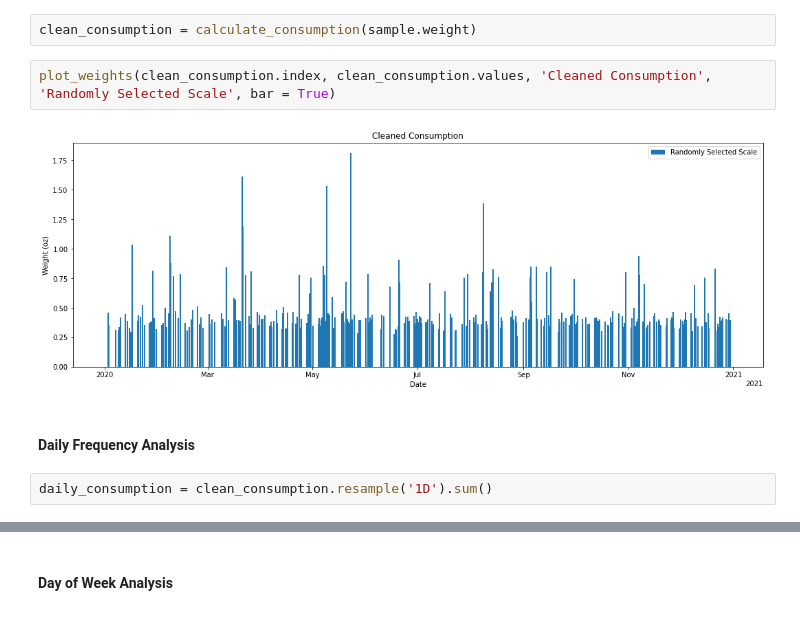
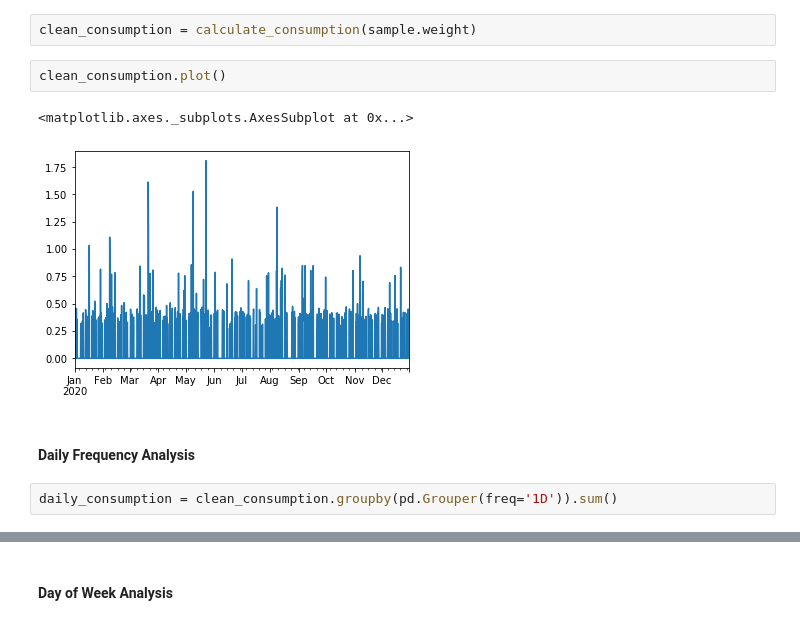
Before and after one commit to jbpauly/smart-simulation, a Jupyter notebook: smart_simulation/Notebooks/hypothesis_analysis.ipynb, the cells around one changed output, grey strips where cells are left out. Drawn from its saved outputs; the diff is of its cells as text.

```diff
--- a/smart_simulation/Notebooks/hypothesis_analysis.ipynb
+++ b/smart_simulation/Notebooks/hypothesis_analysis.ipynb
@@ -108,11 +64,12 @@ def calculate_consumption(weight_data):
     return with_new_product
 # %%
 clean_consumption = calculate_consumption(sample.weight)
-# %%
-plot_weights(clean_consumption.index, clean_consumption.values, 'Cleaned Consumption', 'Randomly Selected Scale', bar = True)
-# %% [output]
-[figure, removed]
+# %%
+clean_consumption.plot()
+# %% [output]
+<matplotlib.axes._subplots.AxesSubplot at 0x...>
+[figure, added]
 # %% [markdown]
 #### Daily Frequency Analysis
 # %%
-daily_consumption = clean_consumption.resample('1D').sum()
+daily_consumption = clean_consumption.groupby(pd.Grouper(freq='1D')).sum()
```
Also changed, not shown: parts of 123 cells of this notebook.
